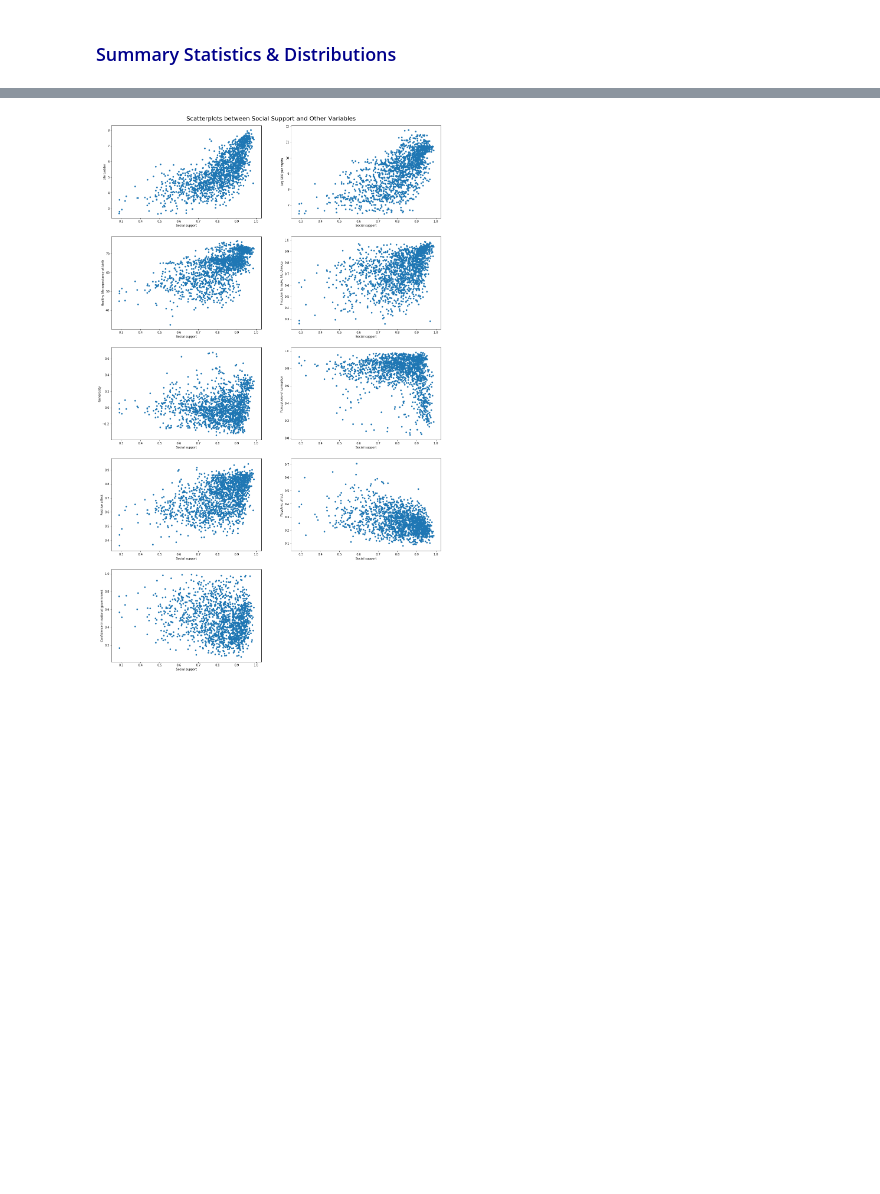
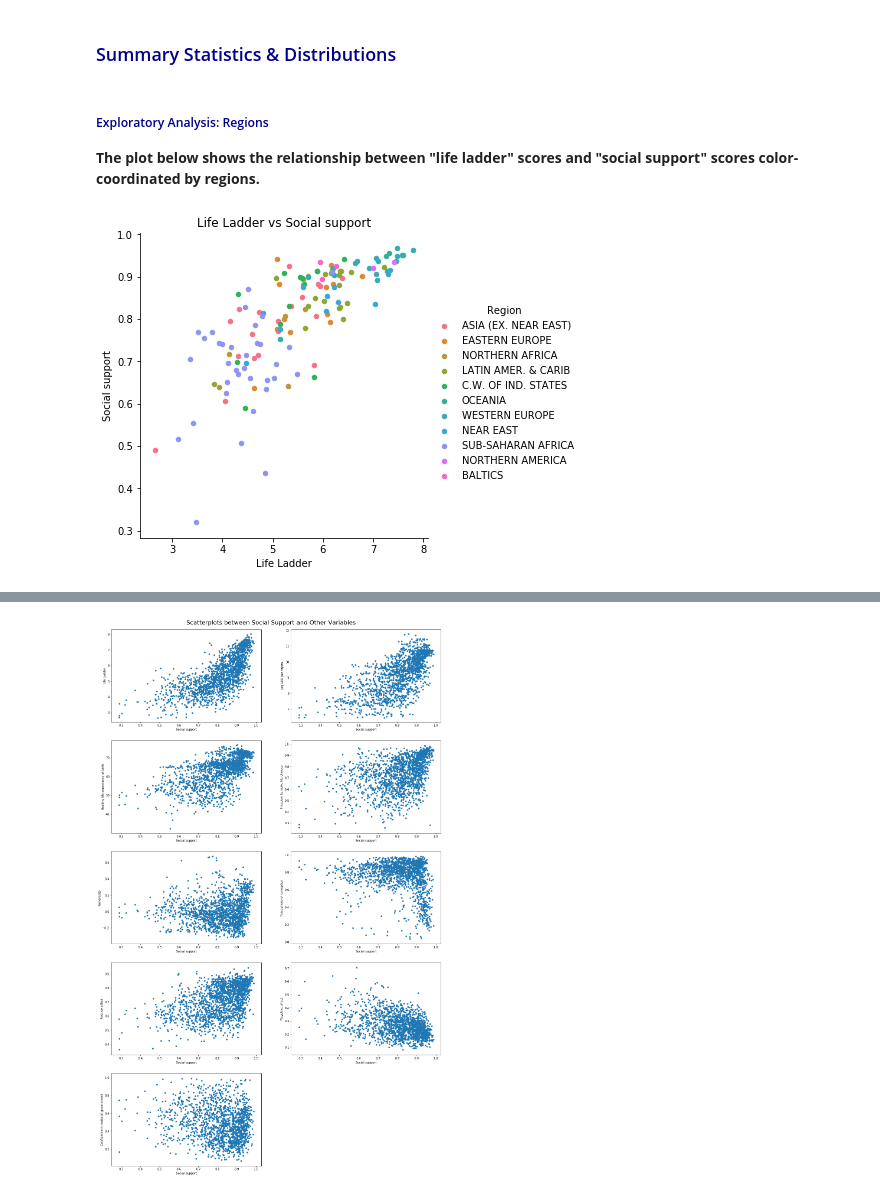
Before and after one commit to uyc201/stats131finalproject, a Jupyter notebook: Stats 131 Final Project Combined Version.ipynb, the cells around one changed output, grey strips where cells are left out. Saved outputs shown, nothing was run; the diff lists cells and outputs as text; code cells hidden in the pictures; blank space fills up the shorter version.

```diff
--- a/Stats 131 Final Project Combined Version.ipynb
+++ b/Stats 131 Final Project Combined Version.ipynb
@@ -159,3 +236,15 @@ happy_final.head()
 | Afghanistan | 2012 | 3.782938 | 7.517126 | 0.520637 | 52.240002 | ... |
 # %% [markdown]
 ### <span style="color:darkblue">Summary Statistics & Distributions</span> ###
+# %% [markdown]
+##### <span style="color:darkblue">Exploratory Analysis: Regions</span> #####
+
+__The plot below shows the relationship between "life ladder" scores and "social support" scores color-coordinated by regions.__
+# %%
+happy_2017_final = pd.read_csv("https://raw.githubusercontent.com/uyc201/stats131finalproject/master/happy_2017_final.csv")
+# %%
+sns.lmplot(x='Life Ladder',y='Social support', hue='Region',data=happy_2017_final,fit_reg=False,scatter_kws={'alpha':1,'s':20})
+plt.title('Life Ladder vs Social support')
+plt.show()
+# %% [output]
+[figure, added]
```
Also changed, not shown: parts of 93 cells of this notebook.
